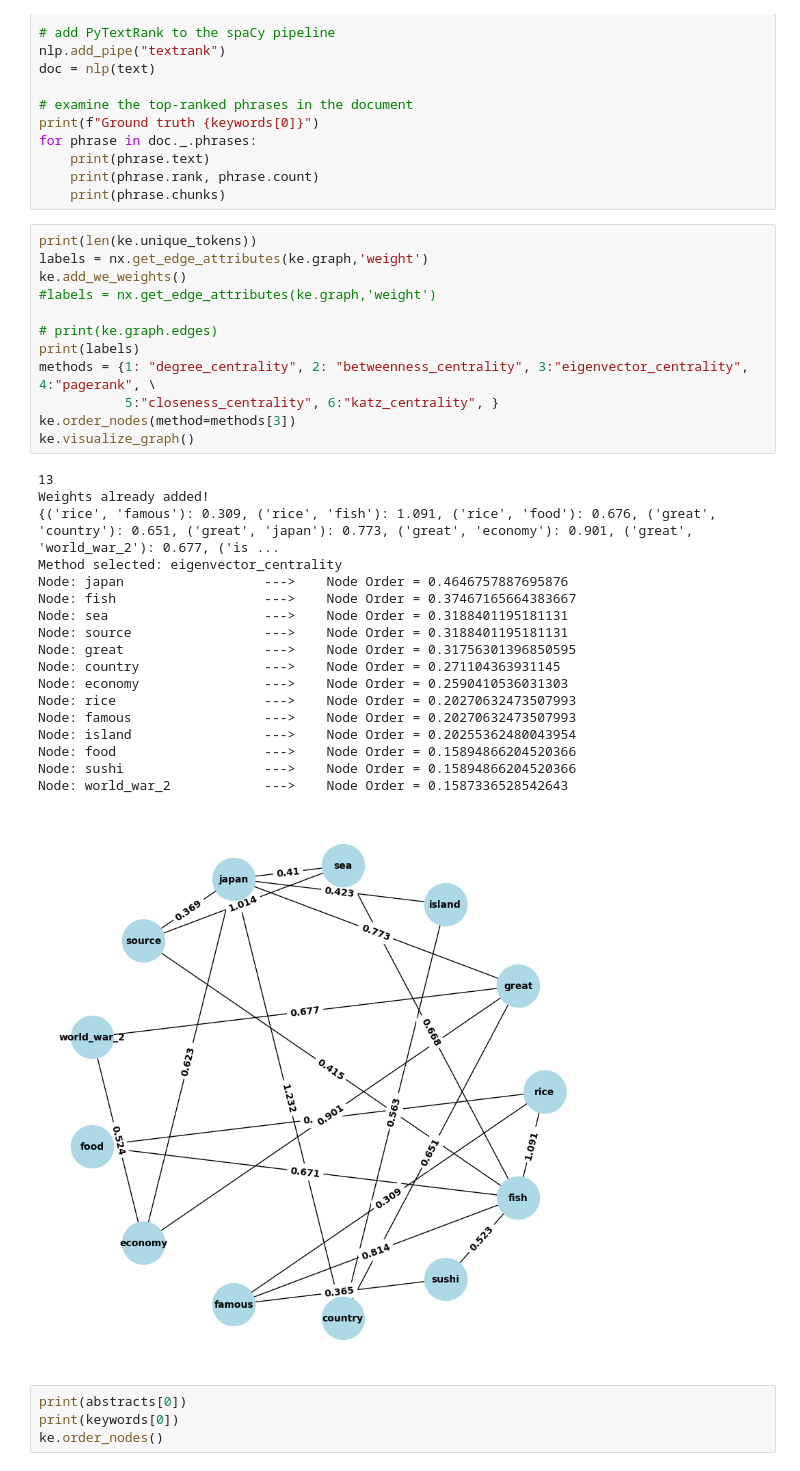
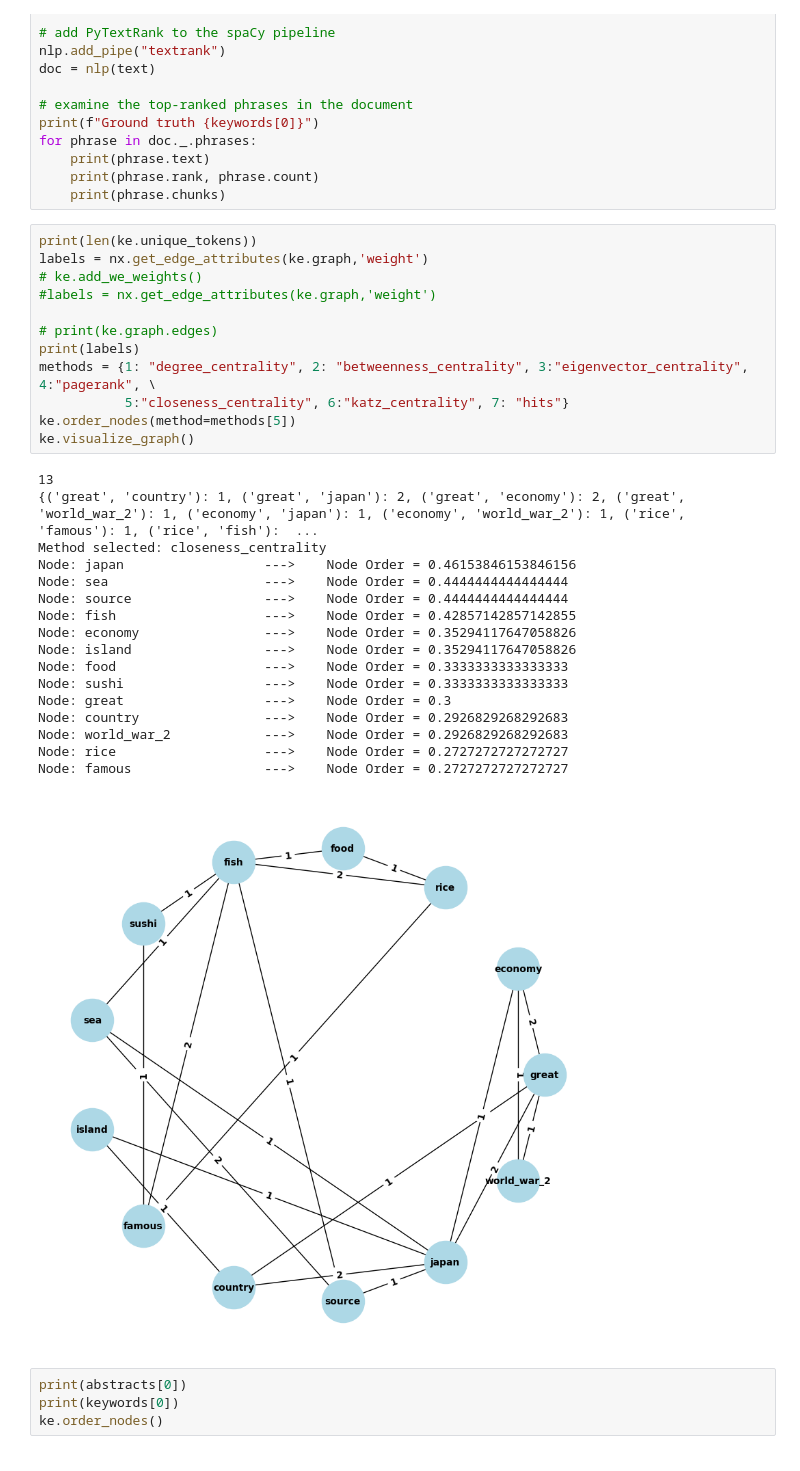
Before and after one commit to DinnoKoluh/keyword_extractor, a Jupyter notebook: main.ipynb, the cells around one changed output. Cells and saved outputs as stored; diff of their text form.

Commit message:
Written degree centrality. Started writing closeness centrality. Part 1.

```diff
--- a/main.ipynb
+++ b/main.ipynb
@@ -88,34 +104,33 @@ for phrase in doc._.phrases:
 # %%
 print(len(ke.unique_tokens))
 labels = nx.get_edge_attributes(ke.graph,'weight')
-ke.add_we_weights()
+# ke.add_we_weights()
 #labels = nx.get_edge_attributes(ke.graph,'weight')
 
 # print(ke.graph.edges)
 print(labels)
 methods = {1: "degree_centrality", 2: "betweenness_centrality", 3:"eigenvector_centrality", 4:"pagerank", \
-           5:"closeness_centrality", 6:"katz_centrality", }
-ke.order_nodes(method=methods[3])
+           5:"closeness_centrality", 6:"katz_centrality", 7: "hits"}
+ke.order_nodes(method=methods[5])
 ke.visualize_graph()
 # %% [output]
 13
-Weights already added!
-{('rice', 'famous'): 0.309, ('rice', 'fish'): 1.091, ('rice', 'food'): 0.676, ('great', 'country'): 0.651, ('great', 'japan'): 0.773, ('great', 'economy'): 0.901, ('great', 'world_war_2'): 0.677, ('is ...
-Method selected: eigenvector_centrality
-Node: japan                  --->    Node Order = 0.4646757887695876
-Node: fish                   --->    Node Order = 0.37467165664383667
-Node: sea                    --->    Node Order = 0.3188401195181131
-Node: source                 --->    Node Order = 0.3188401195181131
-Node: great                  --->    Node Order = 0.31756301396850595
-Node: country                --->    Node Order = 0.271104363931145
-Node: economy                --->    Node Order = 0.2590410536031303
-Node: rice                   --->    Node Order = 0.20270632473507993
-Node: famous                 --->    Node Order = 0.20270632473507993
-Node: island                 --->    Node Order = 0.20255362480043954
-Node: food                   --->    Node Order = 0.15894866204520366
-Node: sushi                  --->    Node Order = 0.15894866204520366
-Node: world_war_2            --->    Node Order = 0.1587336528542643
+{('great', 'country'): 1, ('great', 'japan'): 2, ('great', 'economy'): 2, ('great', 'world_war_2'): 1, ('economy', 'japan'): 1, ('economy', 'world_war_2'): 1, ('rice', 'famous'): 1, ('rice', 'fish'):  ...
+Method selected: closeness_centrality
+Node: japan                  --->    Node Order = 0.46153846153846156
+Node: sea                    --->    Node Order = 0.4444444444444444
+Node: source                 --->    Node Order = 0.4444444444444444
+Node: fish                   --->    Node Order = 0.42857142857142855
+Node: economy                --->    Node Order = 0.35294117647058826
+Node: island                 --->    Node Order = 0.35294117647058826
+Node: food                   --->    Node Order = 0.3333333333333333
+Node: sushi                  --->    Node Order = 0.3333333333333333
+Node: great                  --->    Node Order = 0.3
+Node: country                --->    Node Order = 0.2926829268292683
+Node: world_war_2            --->    Node Order = 0.2926829268292683
+Node: rice                   --->    Node Order = 0.2727272727272727
+Node: famous                 --->    Node Order = 0.2727272727272727
-[figure, old version]
+[figure, new version]
 # %%
 print(abstracts[0])
 print(keywords[0])
```
Also changed, not shown: parts of 3 cells of this notebook, 5 other files.
